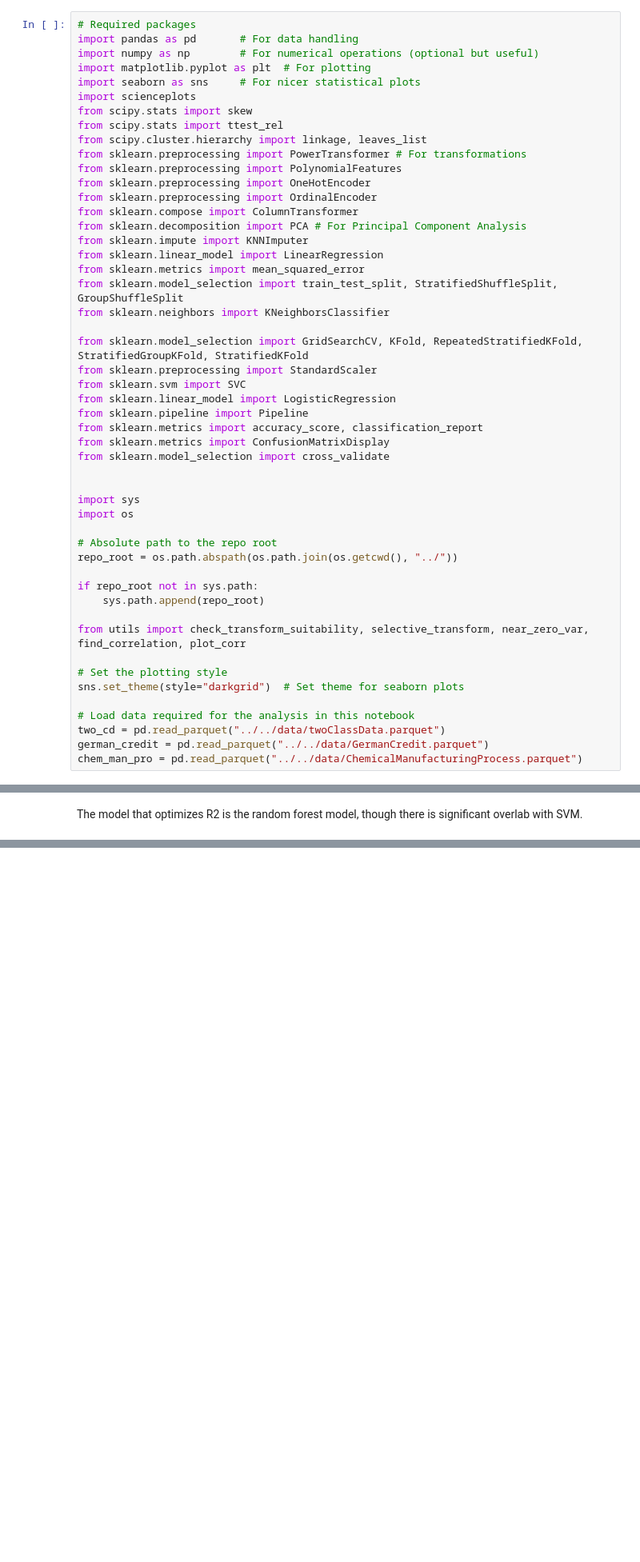
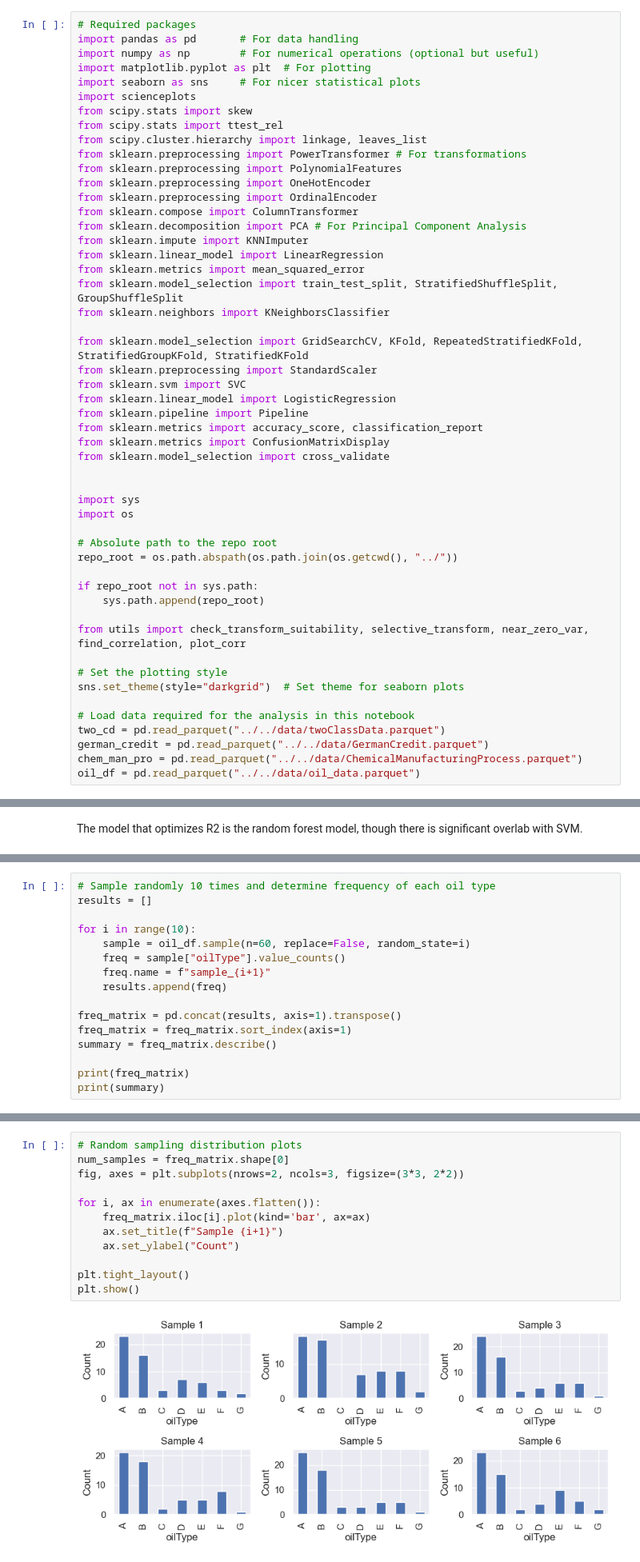
Before and after one commit to KABOSScodes/apm_projects, a Jupyter notebook: chapters/02_fitting_and_tuning/over-fitting_and_model_tuning.ipynb, the cells around one changed output, grey strips where cells are left out. Shown: that part at 80% size. Drawn from its saved outputs; the diff is of its cells as text; blank space fills up the shorter version.

```diff
--- a/chapters/02_fitting_and_tuning/over-fitting_and_model_tuning.ipynb
+++ b/chapters/02_fitting_and_tuning/over-fitting_and_model_tuning.ipynb
@@ -52,6 +52,7 @@ sns.set_theme(style="darkgrid")  # Set theme for seaborn plots
 two_cd = pd.read_parquet("../../data/twoClassData.parquet")
 german_credit = pd.read_parquet("../../data/GermanCredit.parquet")
 chem_man_pro = pd.read_parquet("../../data/ChemicalManufacturingProcess.parquet")
+oil_df = pd.read_parquet("../../data/oil_data.parquet")
 # %% [markdown]
 ## Investigate data
 # %%
@@ -665,0 +673,16 @@ oilType
+# %%
+# Sample randomly 10 times and determine frequency of each oil type
+results = []
+
+for i in range(10):
+    sample = oil_df.sample(n=60, replace=False, random_state=i)
+    freq = sample["oilType"].value_counts()
+    freq.name = f"sample_{i+1}"
+    results.append(freq)
+
+freq_matrix = pd.concat(results, axis=1).transpose()
+freq_matrix = freq_matrix.sort_index(axis=1)
+summary = freq_matrix.describe()
+
+print(freq_matrix)
+print(summary)
@@ -665,0 +721,14 @@ oilType
+# %%
+# Random sampling distribution plots
+num_samples = freq_matrix.shape[0]
+fig, axes = plt.subplots(nrows=2, ncols=3, figsize=(3*3, 2*2))
+
+for i, ax in enumerate(axes.flatten()):
+    freq_matrix.iloc[i].plot(kind='bar', ax=ax)
+    ax.set_title(f"Sample {i+1}")
+    ax.set_ylabel("Count")
+
+plt.tight_layout()
+plt.show()
+# %% [output]
+[figure, added]
```
Also changed, not shown: parts of 6 cells of this notebook.
